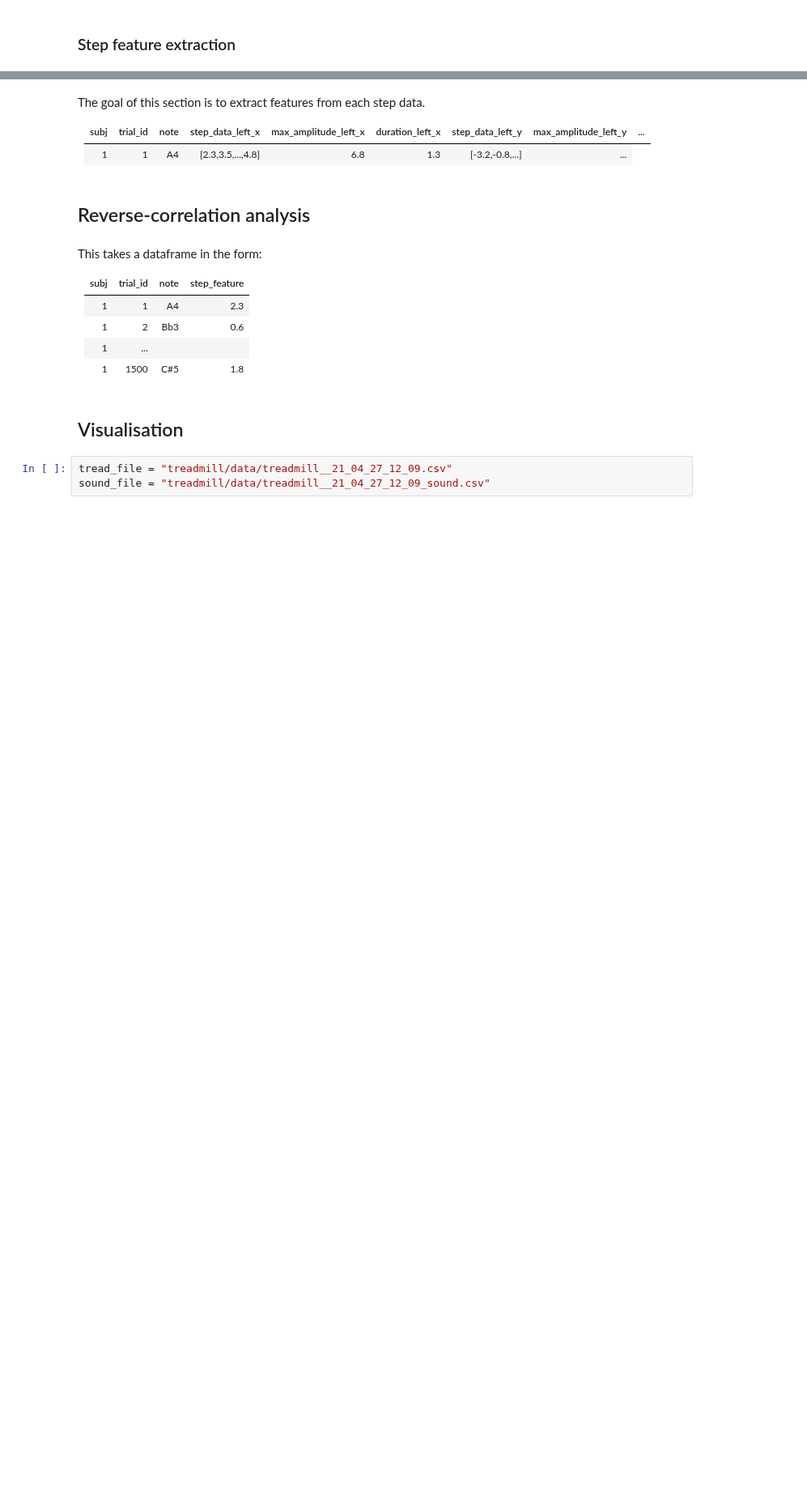
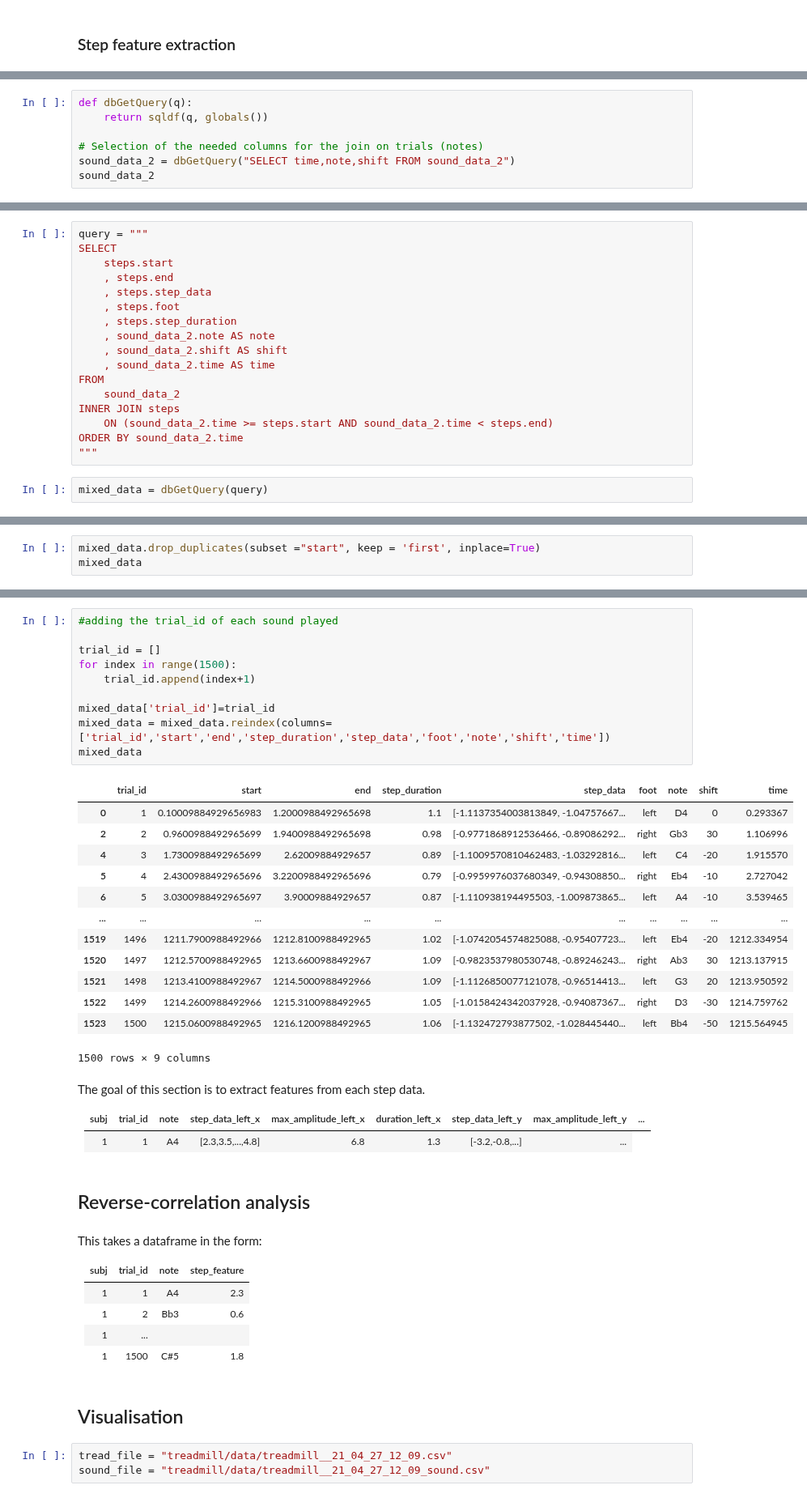
Before and after one commit to creamlab/treadmill, a Jupyter notebook: analysis/analysis.ipynb, the cells around one changed output, grey strips where cells are left out. Shown at 81% size. Drawn from its saved outputs; the diff is of its cells as text; blank space fills up the shorter version.

Commit message:
fusion des donnÚes du tapis et du sound_player

```diff
--- a/analysis/analysis.ipynb
+++ b/analysis/analysis.ipynb
@@ -412,0 +452,7 @@ steps
+# %%
+def dbGetQuery(q):
+    return sqldf(q, globals())
+
+# Selection of the needed columns for the join on trials (notes)
+sound_data_2 = dbGetQuery("SELECT time,note,shift FROM sound_data_2")
+sound_data_2
@@ -412,0 +494,19 @@ steps
+# %%
+query = """
+SELECT
+    steps.start
+    , steps.end
+    , steps.step_data
+    , steps.foot
+    , steps.step_duration
+    , sound_data_2.note AS note
+    , sound_data_2.shift AS shift
+    , sound_data_2.time AS time
+FROM
+    sound_data_2
+INNER JOIN steps
+    ON (sound_data_2.time >= steps.start AND sound_data_2.time < steps.end)
+ORDER BY sound_data_2.time
+"""
+# %%
+mixed_data = dbGetQuery(query)
@@ -412,0 +531,3 @@ steps
+# %%
+mixed_data.drop_duplicates(subset ="start", keep = 'first', inplace=True)
+mixed_data
@@ -413,3 +548,27 @@ steps
+# %%
+#adding the trial_id of each sound played
+
+trial_id = []
+for index in range(1500):
+    trial_id.append(index+1)
+
+mixed_data['trial_id']=trial_id
+mixed_data = mixed_data.reindex(columns=['trial_id','start','end','step_duration','step_data','foot','note','shift','time'])
+mixed_data
+# %% [output]
+|  | trial_id | start | end | step_duration | step_data | foot | note | shift | time |
+| 0 | 1 | 0.10009884929656983 | 1.2000988492965698 | 1.1 | [-1.1137354003813849, -1.04757667... | left | D4 | 0 | 0.293367 |
+| 2 | 2 | 0.9600988492965699 | 1.9400988492965698 | 0.98 | [-0.9771868912536466, -0.89086292... | right | Gb3 | 30 | 1.106996 |
+| 4 | 3 | 1.7300988492965699 | 2.62009884929657 | 0.89 | [-1.1009570810462483, -1.03292816... | left | C4 | -20 | 1.915570 |
+| 5 | 4 | 2.4300988492965696 | 3.2200988492965696 | 0.79 | [-0.9959976037680349, -0.94308850... | right | Eb4 | -10 | 2.727042 |
+| 6 | 5 | 3.0300988492965697 | 3.90009884929657 | 0.87 | [-1.110938194495503, -1.009873865... | left | A4 | -10 | 3.539465 |
+| ... | ... | ... | ... | ... | ... | ... | ... | ... | ... |
+| 1519 | 1496 | 1211.7900988492966 | 1212.8100988492965 | 1.02 | [-1.0742054574825088, -0.95407723... | left | Eb4 | -20 | 1212.334954 |
+| 1520 | 1497 | 1212.5700988492965 | 1213.6600988492967 | 1.09 | [-0.9823537980530748, -0.89246243... | right | Ab3 | 30 | 1213.137915 |
+| 1521 | 1498 | 1213.4100988492967 | 1214.5000988492966 | 1.09 | [-1.1126850077121078, -0.96514413... | left | G3 | 20 | 1213.950592 |
+| 1522 | 1499 | 1214.2600988492966 | 1215.3100988492965 | 1.05 | [-1.0158424342037928, -0.94087367... | right | D3 | -30 | 1214.759762 |
+| 1523 | 1500 | 1215.0600988492965 | 1216.1200988492965 | 1.06 | [-1.132472793877502, -1.028445440... | left | Bb4 | -50 | 1215.564945 |
+1500 rows × 9 columns
 # %% [markdown]
 The goal of this section is to extract features from each step data.
 <table>
```
Also changed, not shown: parts of 19 cells of this notebook.
